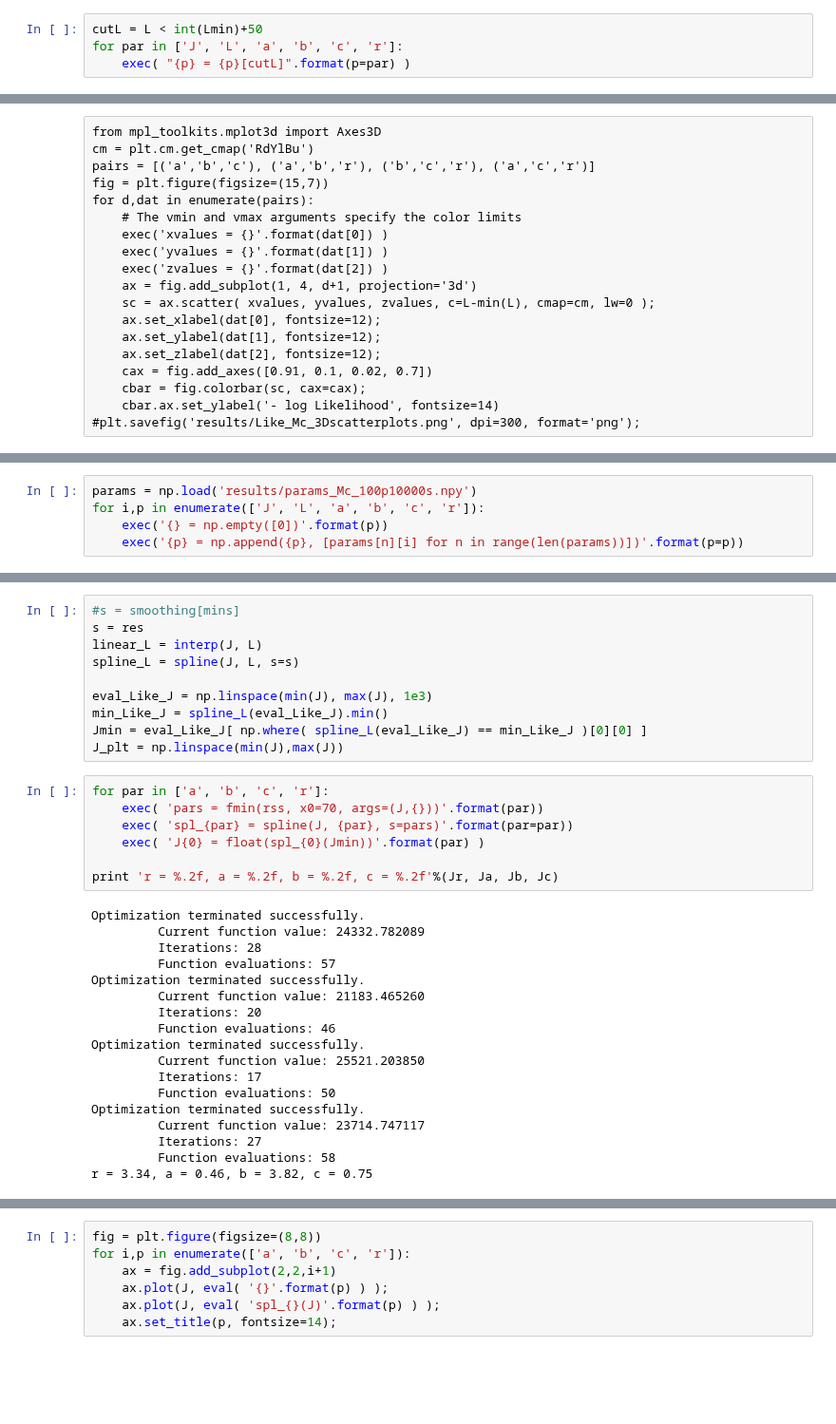
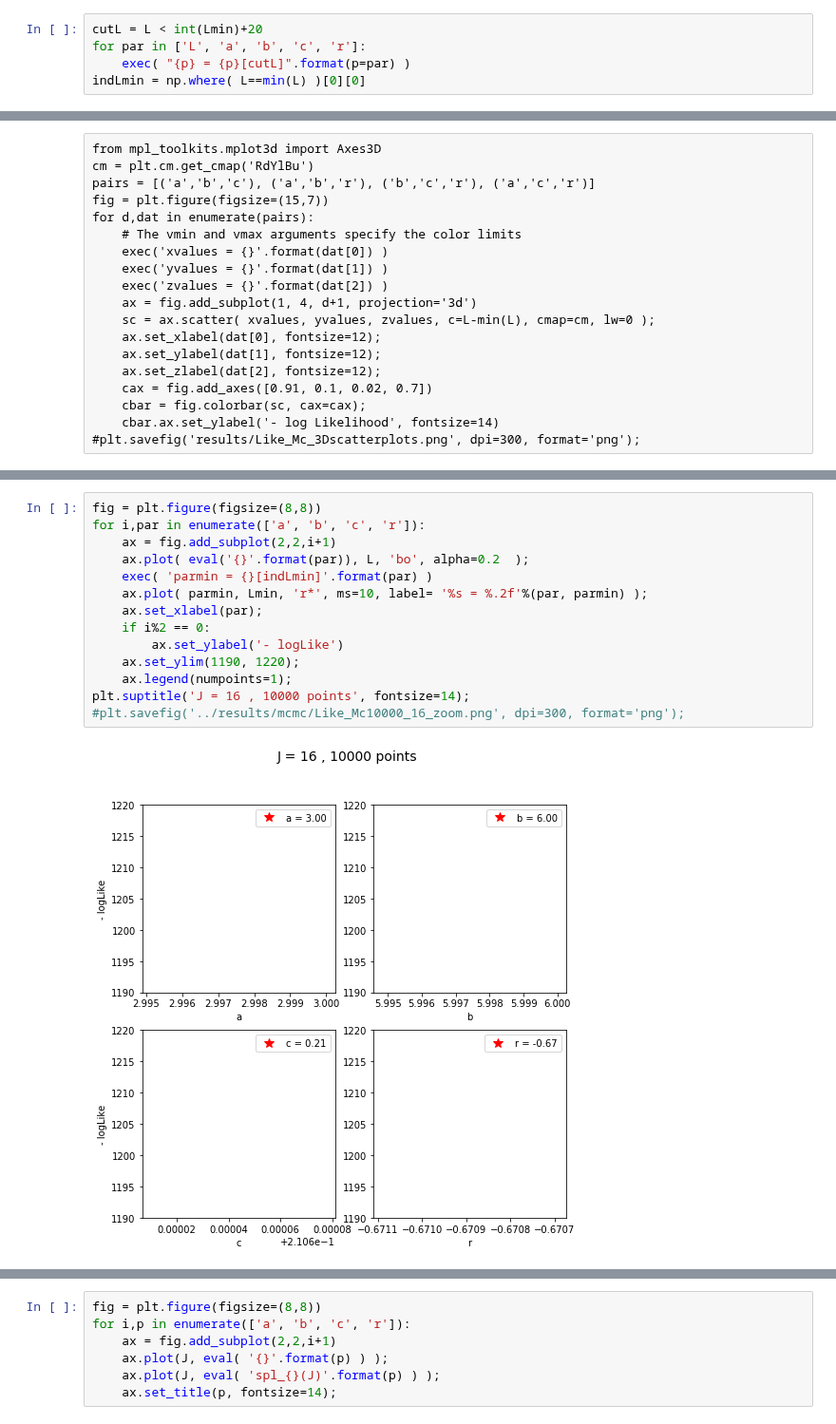
Before and after one commit to achiappo/FRESKA, a Jupyter notebook: cython/plot.ipynb, the cells around one changed output, grey strips where cells are left out. Shown at 95% size. Saved outputs shown, nothing was run; the diff lists cells and outputs as text; blank space fills up the shorter version.

```diff
--- a/cython/plot.ipynb
+++ b/cython/plot.ipynb
@@ -15,6 +23,7 @@ J, L, a, b, c, r = np.load('results/MCtest.npy')
 indLmin = np.where( L==min(L) )[0]
 Lmin = L[indLmin][0]
 # %%
-cutL = L < int(Lmin)+50
-for par in ['J', 'L', 'a', 'b', 'c', 'r']:
+cutL = L < int(Lmin)+20
+for par in ['L', 'a', 'b', 'c', 'r']:
     exec( "{p} = {p}[cutL]".format(p=par) )
+indLmin = np.where( L==min(L) )[0][0]
@@ -75,5 +65,0 @@ plt.suptitle('J = 16 , %i points'%params[0].size, fontsize=14);
-# %%
-params = np.load('results/params_Mc_100p10000s.npy')
-for i,p in enumerate(['J', 'L', 'a', 'b', 'c', 'r']):
-    exec('{} = np.empty([0])'.format(p))
-    exec('{p} = np.append({p}, [params[n][i] for n in range(len(params))])'.format(p=p))
@@ -114,35 +66,16 @@ plt.plot(smoothing[mins], RSS[mins], 'r*', ms=8);
-# %%
-#s = smoothing[mins]
-s = res
-linear_L = interp(J, L)
-spline_L = spline(J, L, s=s)
-
-eval_Like_J = np.linspace(min(J), max(J), 1e3)
-min_Like_J = spline_L(eval_Like_J).min()
-Jmin = eval_Like_J[ np.where( spline_L(eval_Like_J) == min_Like_J )[0][0] ]
-J_plt = np.linspace(min(J),max(J))
-# %%
-for par in ['a', 'b', 'c', 'r']:
-    exec( 'pars = fmin(rss, x0=70, args=(J,{}))'.format(par))
-    exec( 'spl_{par} = spline(J, {par}, s=pars)'.format(par=par))
-    exec( 'J{0} = float(spl_{0}(Jmin))'.format(par) )
-
-print 'r = %.2f, a = %.2f, b = %.2f, c = %.2f'%(Jr, Ja, Jb, Jc)
-# %% [output]
-Optimization terminated successfully.
-         Current function value: 24332.782089
-         Iterations: 28
-         Function evaluations: 57
-Optimization terminated successfully.
-         Current function value: 21183.465260
-         Iterations: 20
-         Function evaluations: 46
-Optimization terminated successfully.
-         Current function value: 25521.203850
-         Iterations: 17
-         Function evaluations: 50
-Optimization terminated successfully.
-         Current function value: 23714.747117
-         Iterations: 27
-         Function evaluations: 58
-r = 3.34, a = 0.46, b = 3.82, c = 0.75
+# %%
+fig = plt.figure(figsize=(8,8))
+for i,par in enumerate(['a', 'b', 'c', 'r']):
+    ax = fig.add_subplot(2,2,i+1)
+    ax.plot( eval('{}'.format(par)), L, 'bo', alpha=0.2  );
+    exec( 'parmin = {}[indLmin]'.format(par) )
+    ax.plot( parmin, Lmin, 'r*', ms=10, label= '%s = %.2f'%(par, parmin) );
+    ax.set_xlabel(par);
+    if i%2 == 0:
+        ax.set_ylabel('- logLike')
+    ax.set_ylim(1190, 1220);
+    ax.legend(numpoints=1);
+plt.suptitle('J = 16 , 10000 points', fontsize=14);
+#plt.savefig('../results/mcmc/Like_Mc10000_16_zoom.png', dpi=300, format='png');
+# %% [output]
+[figure, added]
```
Also changed, not shown: parts of 20 cells of this notebook, 48 other files.
